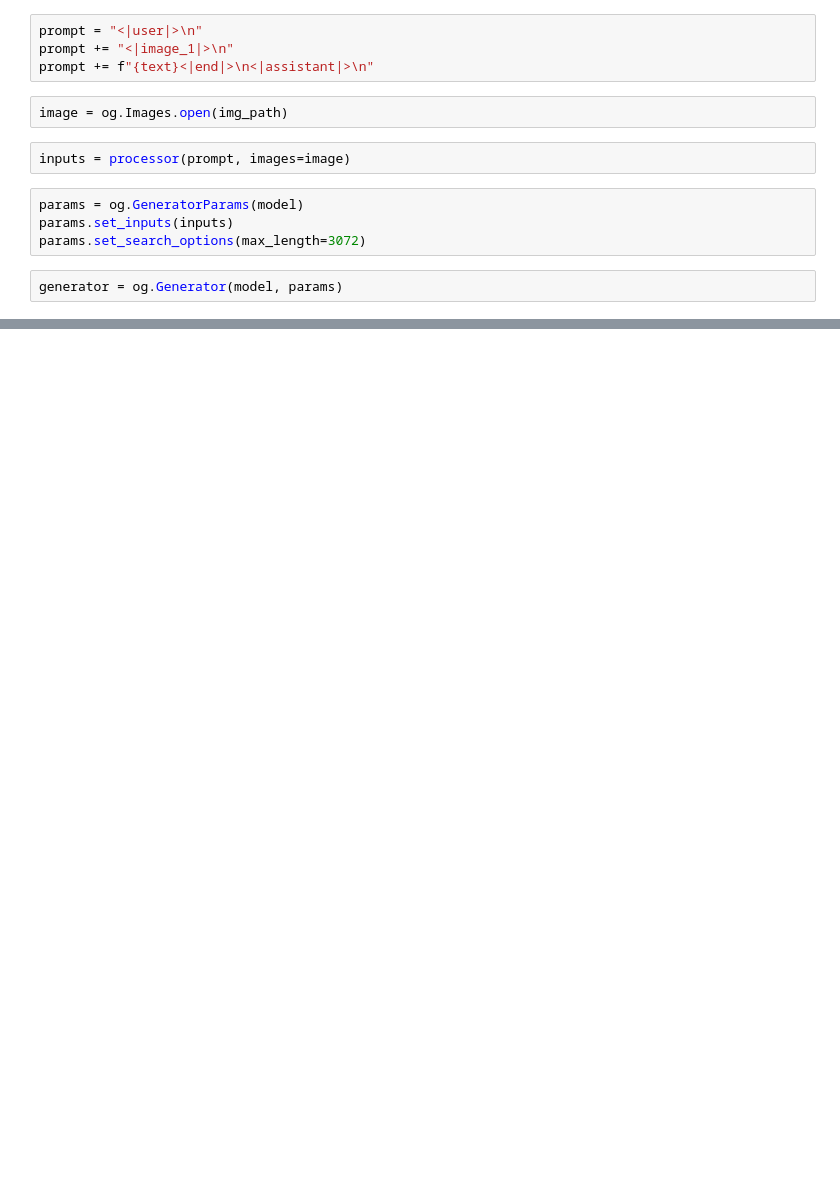
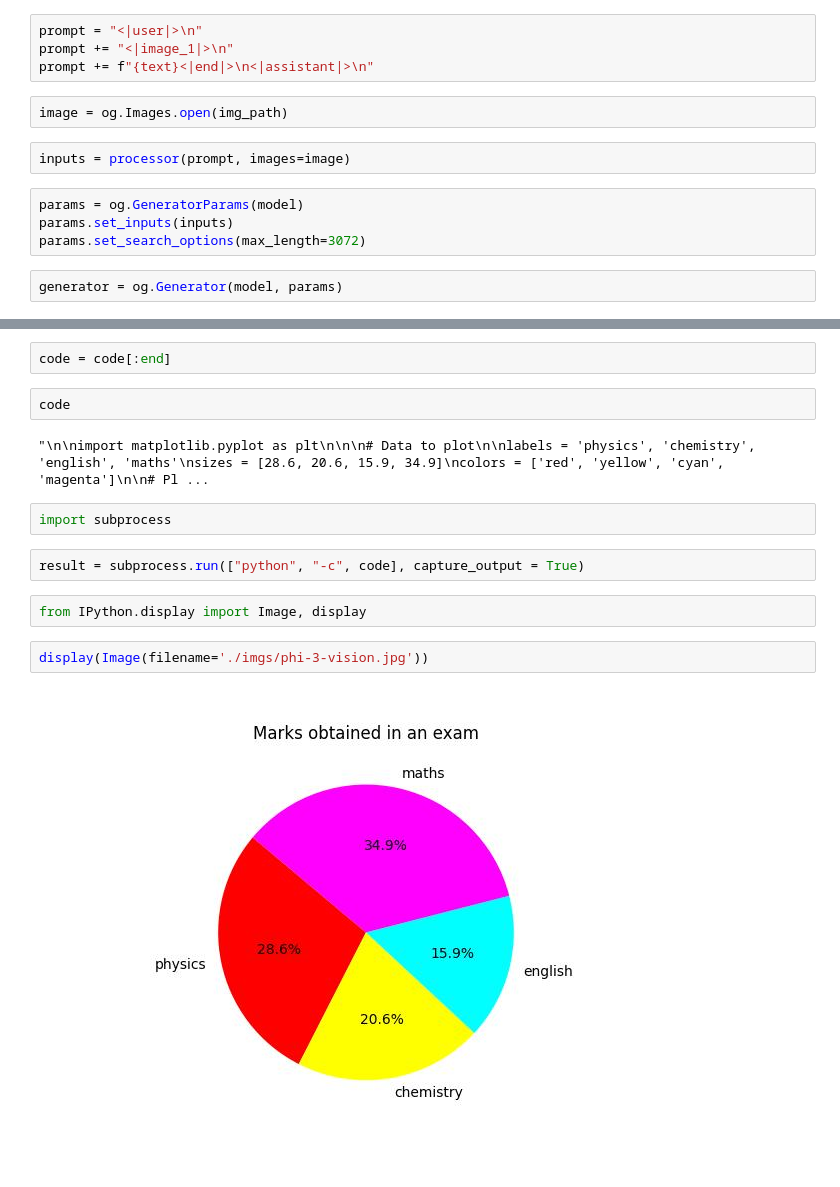
Before and after one commit to microsoft/aitour-exploring-cutting-edge-models, a Jupyter notebook: src/01.InferencePhi3/01.notebooks/02.Phi3_Vision.ipynb, the cells around one changed output, grey strips where cells are left out. Cells and saved outputs as stored; diff of their text form; blank space fills up the shorter version.

```diff
--- a/src/01.InferencePhi3/01.notebooks/02.Phi3_Vision.ipynb
+++ b/src/01.InferencePhi3/01.notebooks/02.Phi3_Vision.ipynb
@@ -51,0 +64,16 @@ The chart is a pie chart representing the distribution of marks obtained in an e
+# %%
+code = code[:end]
+# %%
+code
+# %% [output]
+"\n\nimport matplotlib.pyplot as plt\n\n\n# Data to plot\n\nlabels = 'physics', 'chemistry', 'english', 'maths'\nsizes = [28.6, 20.6, 15.9, 34.9]\ncolors = ['red', 'yellow', 'cyan', 'magenta']\n\n# Pl ...
+# %%
+import subprocess
+# %%
+result = subprocess.run(["python", "-c", code], capture_output = True)
+# %%
+from IPython.display import Image, display
+# %%
+display(Image(filename='./imgs/phi-3-vision.jpg'))
+# %% [output]
+[figure, added]
```
Also changed, not shown: parts of 7 cells of this notebook, 13 other files.
